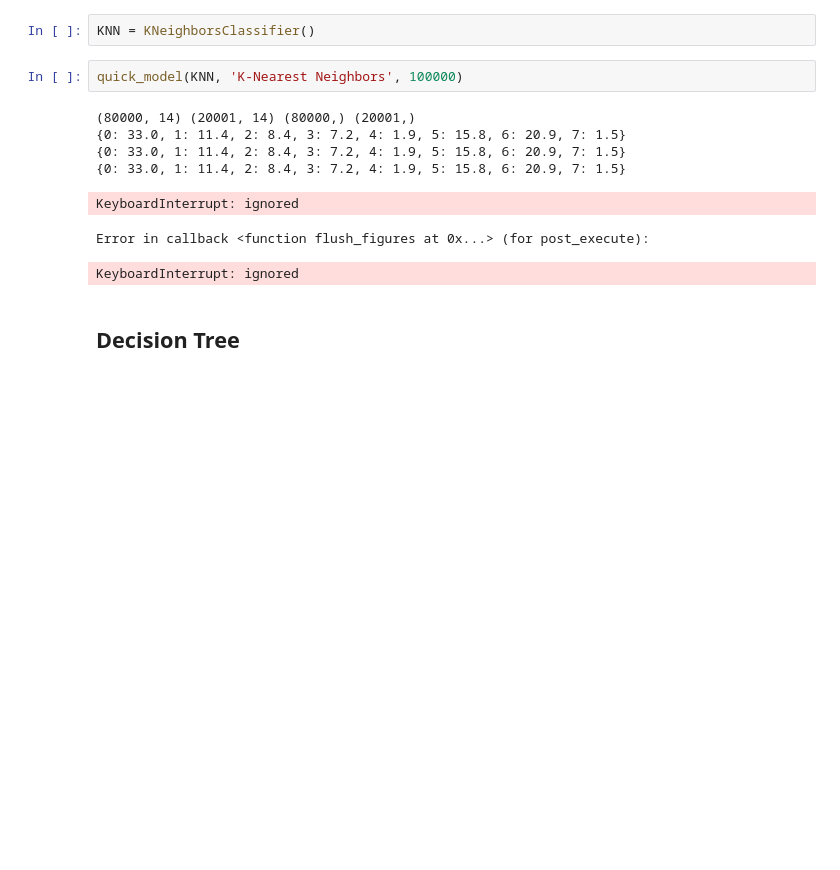
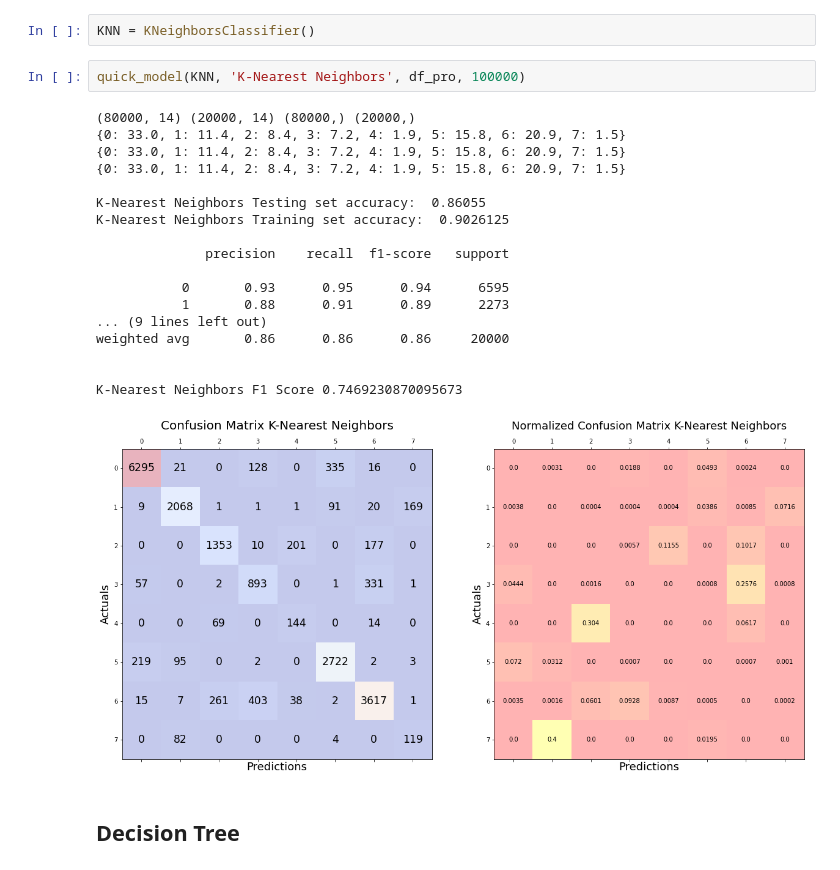
Before and after one commit to joshsalce/Pitch-Classifier-MLB-2022, a Jupyter notebook: Classifier_4_Models.ipynb, the cells around one changed output. Cells and saved outputs as stored; diff of their text form; blank space fills up the shorter version.

```diff
--- a/Classifier_4_Models.ipynb
+++ b/Classifier_4_Models.ipynb
@@ -1167,15 +1170,26 @@ Naive Bayes F1 Score 0.5976983035717713
 # %%
 KNN = KNeighborsClassifier()
 # %%
-quick_model(KNN, 'K-Nearest Neighbors', 100000)
+quick_model(KNN, 'K-Nearest Neighbors', df_pro, 100000)
 # %% [output]
-(80000, 14) (20001, 14) (80000,) (20001,)
+(80000, 14) (20000, 14) (80000,) (20000,)
 {0: 33.0, 1: 11.4, 2: 8.4, 3: 7.2, 4: 1.9, 5: 15.8, 6: 20.9, 7: 1.5}
 {0: 33.0, 1: 11.4, 2: 8.4, 3: 7.2, 4: 1.9, 5: 15.8, 6: 20.9, 7: 1.5}
 {0: 33.0, 1: 11.4, 2: 8.4, 3: 7.2, 4: 1.9, 5: 15.8, 6: 20.9, 7: 1.5}
+
+K-Nearest Neighbors Testing set accuracy:  0.86055
+K-Nearest Neighbors Training set accuracy:  0.9026125
+
+              precision    recall  f1-score   support
+
+           0       0.93      0.95      0.94      6595
+           1       0.88      0.91      0.89      2273
+... (9 lines left out)
+weighted avg       0.86      0.86      0.86     20000
+
+
+K-Nearest Neighbors F1 Score 0.7469230870095673
-KeyboardInterrupt: ignored
-Error in callback <function flush_figures at 0x...> (for post_execute):
-KeyboardInterrupt: ignored
+[figure, added]
 # %% [markdown]
 ## Decision Tree
 # %%
```
Also changed, not shown: parts of 40 cells of this notebook.
